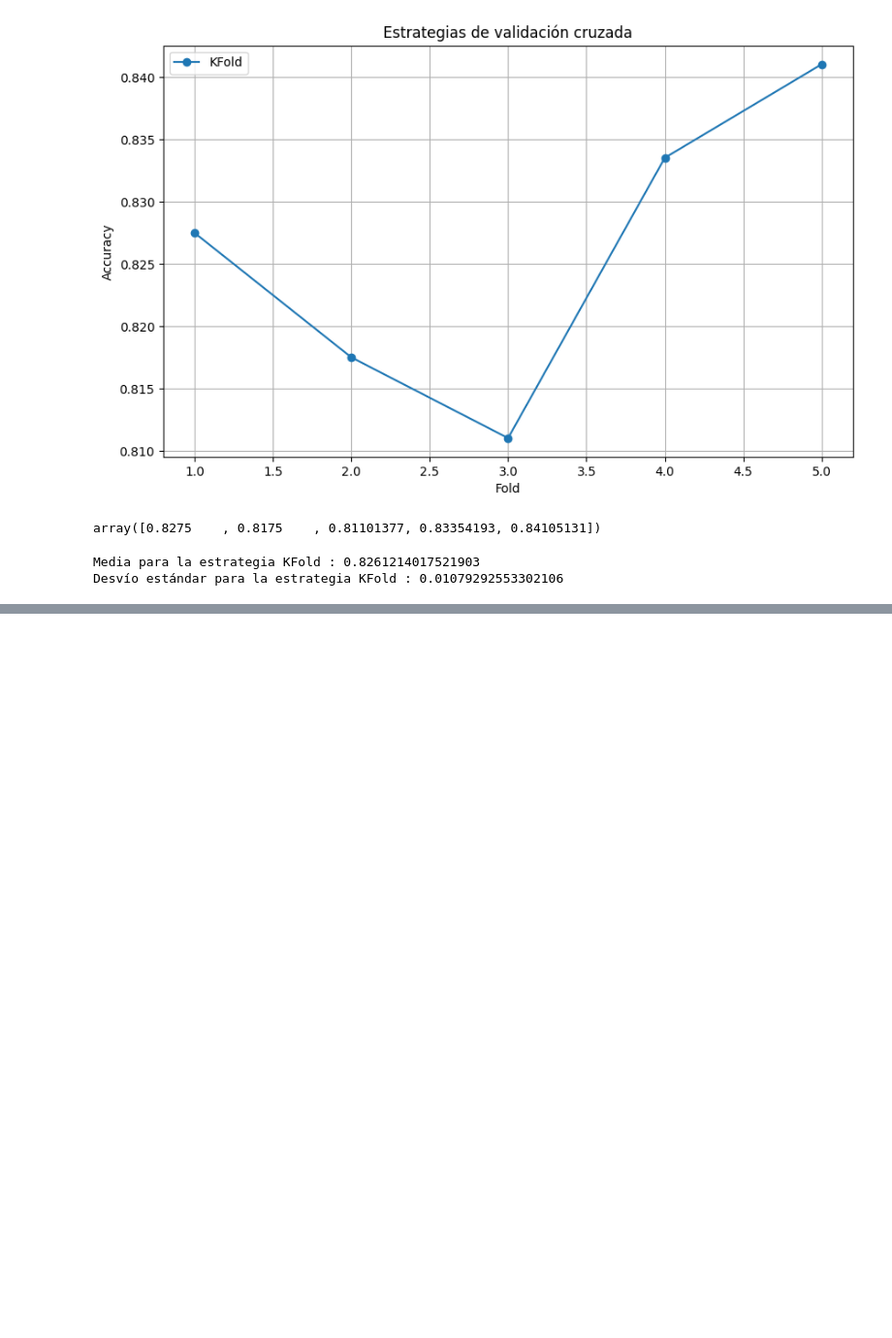
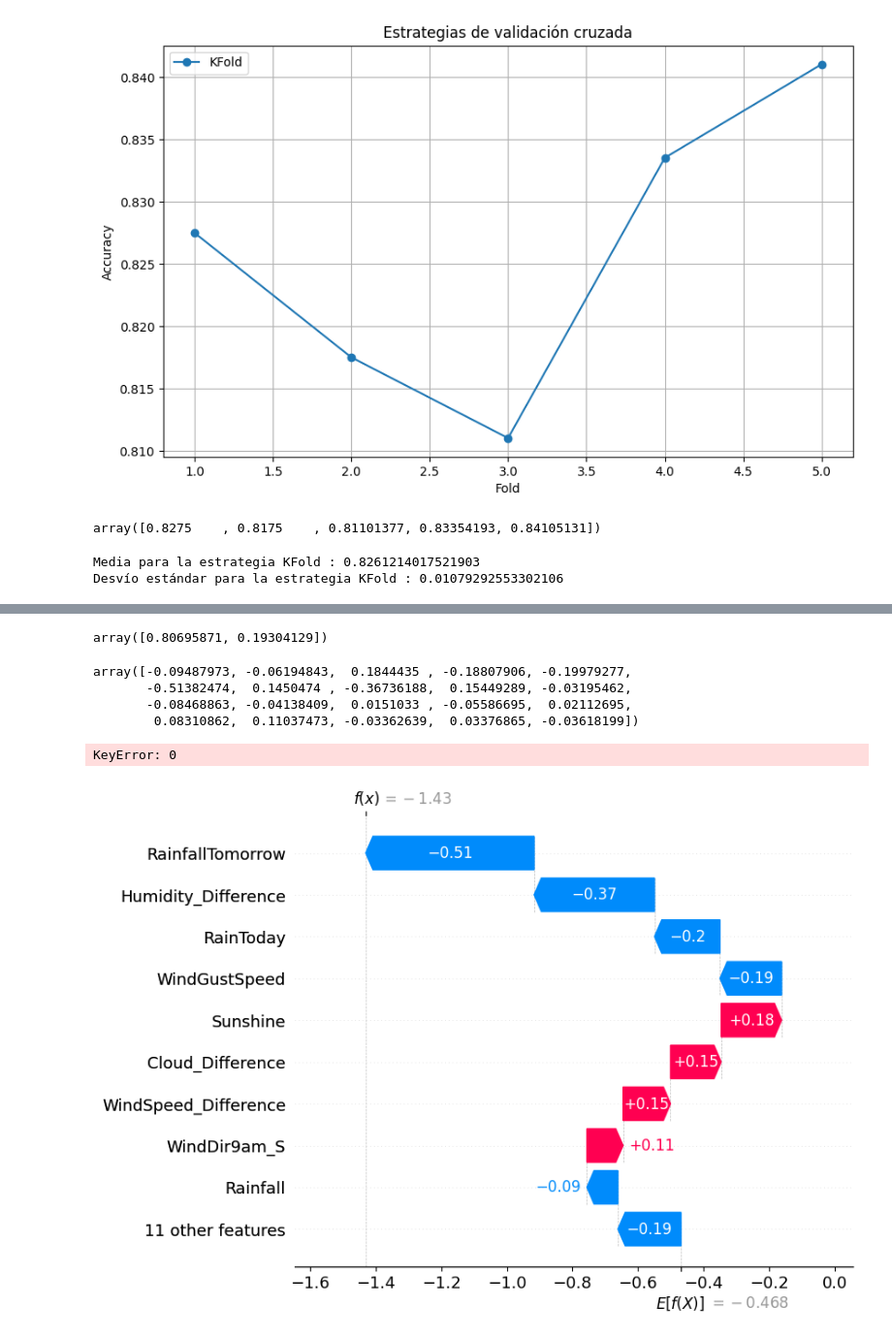
Before and after one commit to franciscoryb1/AA1-TUIA-RodriguezYBarros, a Jupyter notebook: TP-integrador-AA1.ipynb, the cells around one changed output, grey strips where cells are left out. Shown at 97% size. Drawn from its saved outputs; the diff is of its cells as text; code cells hidden in the pictures; blank space fills up the shorter version.

Commit message:
grid y random search, parte de Shap

```diff
--- a/TP-integrador-AA1.ipynb
+++ b/TP-integrador-AA1.ipynb
@@ -2401,0 +2674,5 @@ grid_search_mse = mean_squared_error(y_test, best_grid_model.predict(X_test))
+# %%
+explainer = shap.LinearExplainer(logreg, x_train_lg, feature_names=feature_names)
+# %%
+# Calcula los valores SHAP para un conjunto de ejemplos de prueba
+shap_values = explainer.shap_values(x_test_lg)
@@ -2401,0 +2694,24 @@ grid_search_mse = mean_squared_error(y_test, best_grid_model.predict(X_test))
+# %%
+index=0
+# %%
+logreg.predict_proba(x_test_lg)[index]
+# %% [output]
+array([0.80695871, 0.19304129])
+# %%
+shap_values[index]
+# %% [output]
+array([-0.09487973, -0.06194843,  0.1844435 , -0.18807906, -0.19979277,
+       -0.51382474,  0.1450474 , -0.36736188,  0.15449289, -0.03195462,
+       -0.08468863, -0.04138409,  0.0151033 , -0.05586695,  0.02112695,
+        0.08310862,  0.11037473, -0.03362639,  0.03376865, -0.03618199])
+# %%
+shap.force_plot(explainer.expected_value, shap_values[index], x_test_lg[index], feature_names=feature_names, matplotlib=True, figsize=(18, 4), \
+                text_rotation=45)
+# %% [output]
+KeyError: 0
+# %%
+explanation = shap.Explanation(values=shap_values[index], base_values=explainer.expected_value, feature_names=feature_names)
+# %%
+shap.plots.waterfall(explanation)
+# %% [output]
+[figure, added]
```
Also changed, not shown: parts of 32 cells of this notebook.
